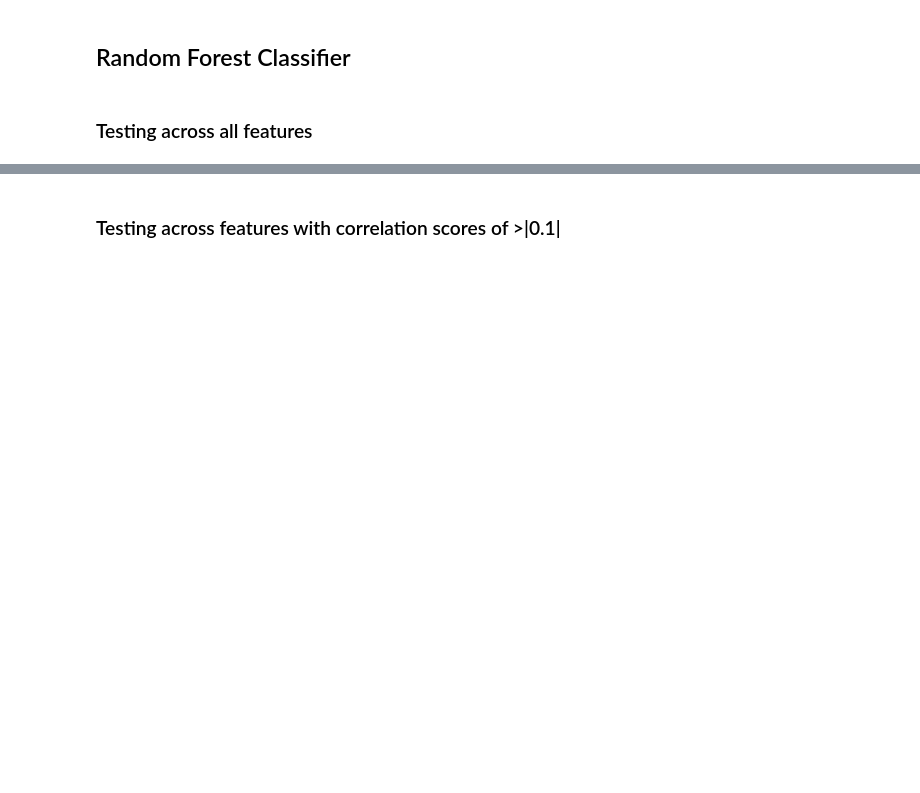
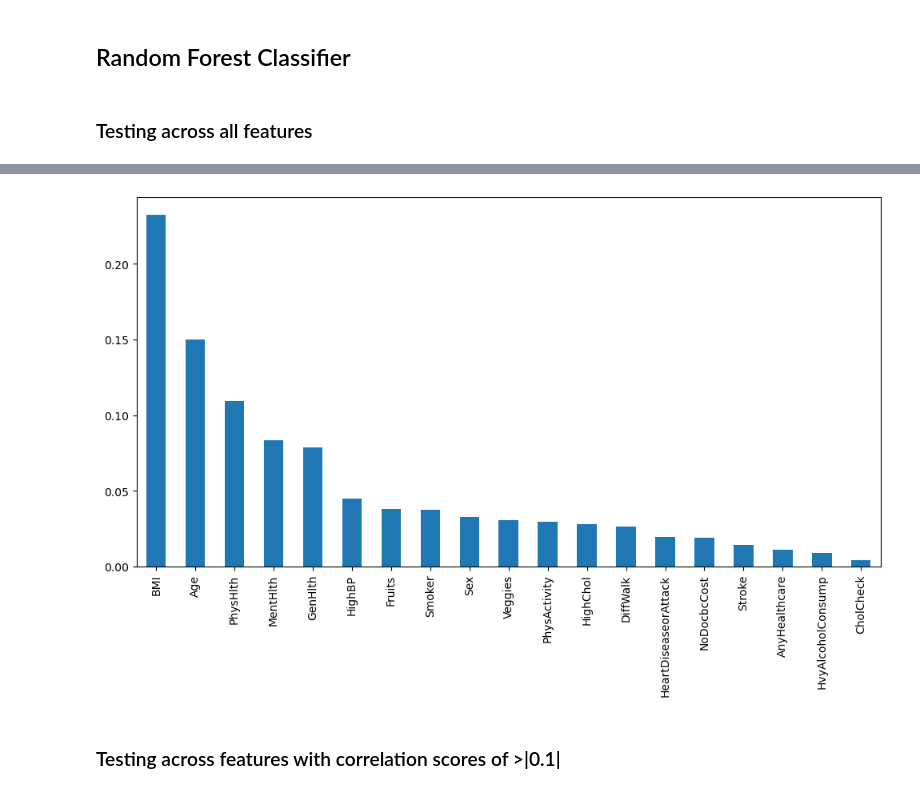
Before and after one commit to horse-3903/aws-wep-group-12, a Jupyter notebook: src/final.ipynb, the cells around one changed output, grey strips where cells are left out. Cells and saved outputs as stored; diff of their text form; code cells hidden in the pictures; blank space fills up the shorter version.

```diff
--- a/src/final.ipynb
+++ b/src/final.ipynb
@@ -477,3 +476,9 @@ Classification Report:
+# %%
+feature_importances = pd.Series(rf_model.feature_importances_, index=df.drop(columns=["Diabetes_012"]).columns)
+feature_importances.sort_values(ascending=False).plot(kind="bar", figsize=(12, 6))
+plt.show()
+# %% [output]
+[figure, added]
 # %% [markdown]
 ### Testing across features with correlation scores of >|0.1|
 # %%
```
Also changed, not shown: parts of 12 cells of this notebook, 33 other files.
